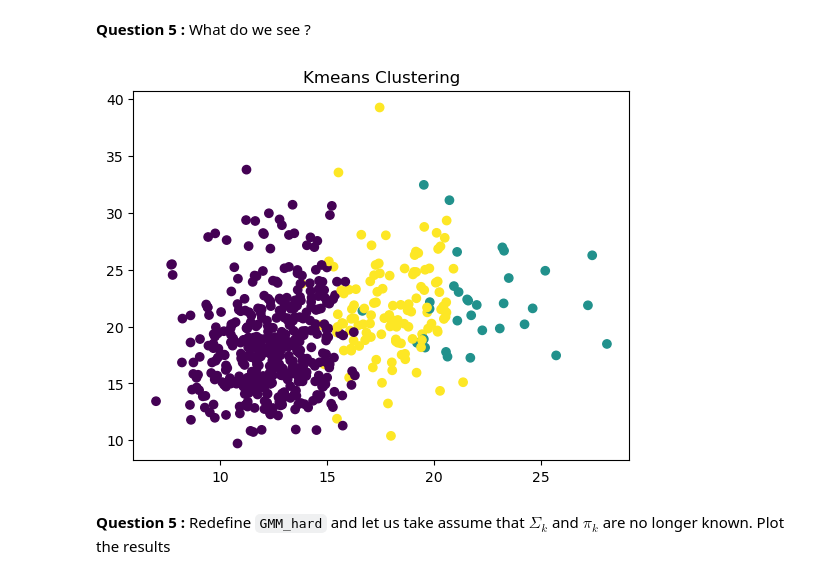
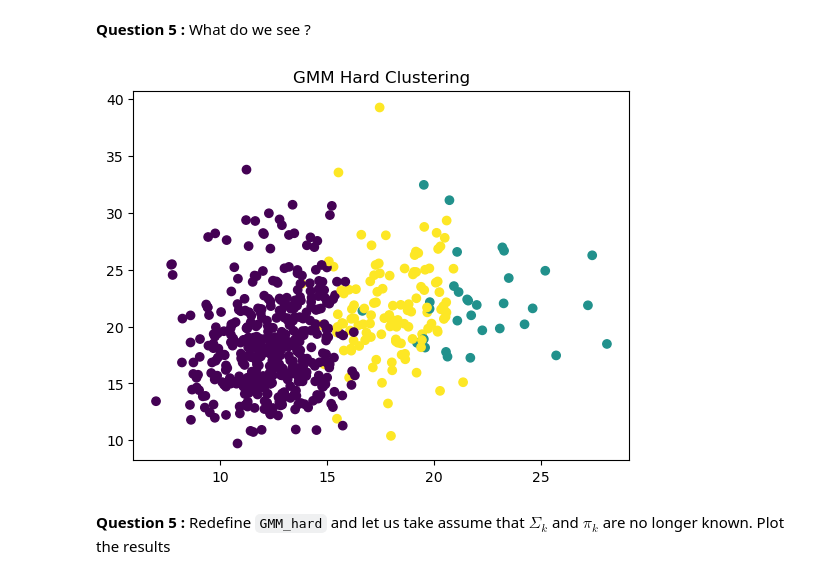
Before and after one commit to callmeeric5/Epita_AIS, a Jupyter notebook: Machine_Learning2/session2/latent_variable_models_Eric.ipynb, the cells around one changed output. Saved outputs shown, nothing was run; the diff lists cells and outputs as text; code cells hidden in the pictures.

```diff
--- a/Machine_Learning2/session2/latent_variable_models_Eric.ipynb
+++ b/Machine_Learning2/session2/latent_variable_models_Eric.ipynb
@@ -119,10 +119,10 @@ def GMM_hard(X, K, tol=1e-5):
 # %%
 clusters, means = GMM_hard(X, 3)
 
 plt.scatter(X[:, 0], X[:, 1], c=cluster)
-plt.title("Kmeans Clustering")
+plt.title("GMM Hard Clustering")
 plt.show()
 # %% [output]
-[figure, old version]
+[figure, new version]
 # %% [markdown]
 **Question 5 :** Redefine `GMM_hard` and let us take assume that $\Sigma_k$ and $\pi_k$ are no longer known. Plot the results
```
Also changed, not shown: parts of 6 cells of this notebook.
